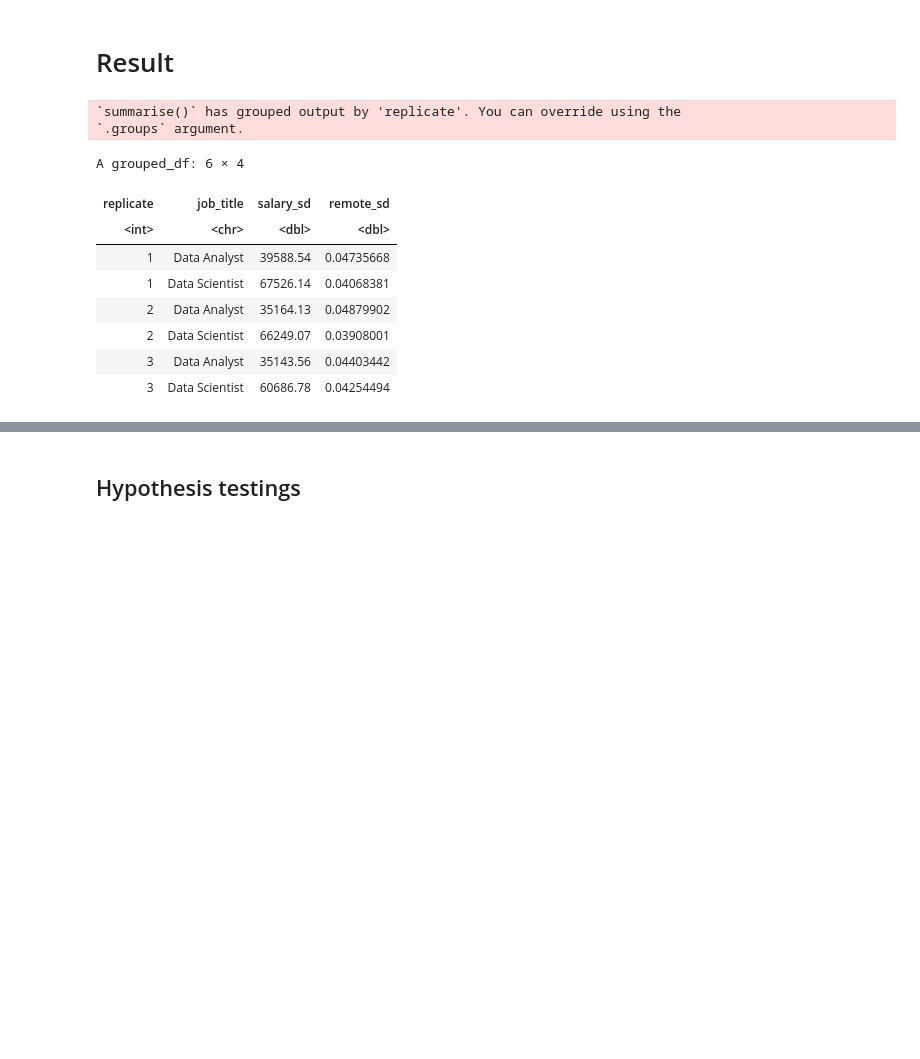
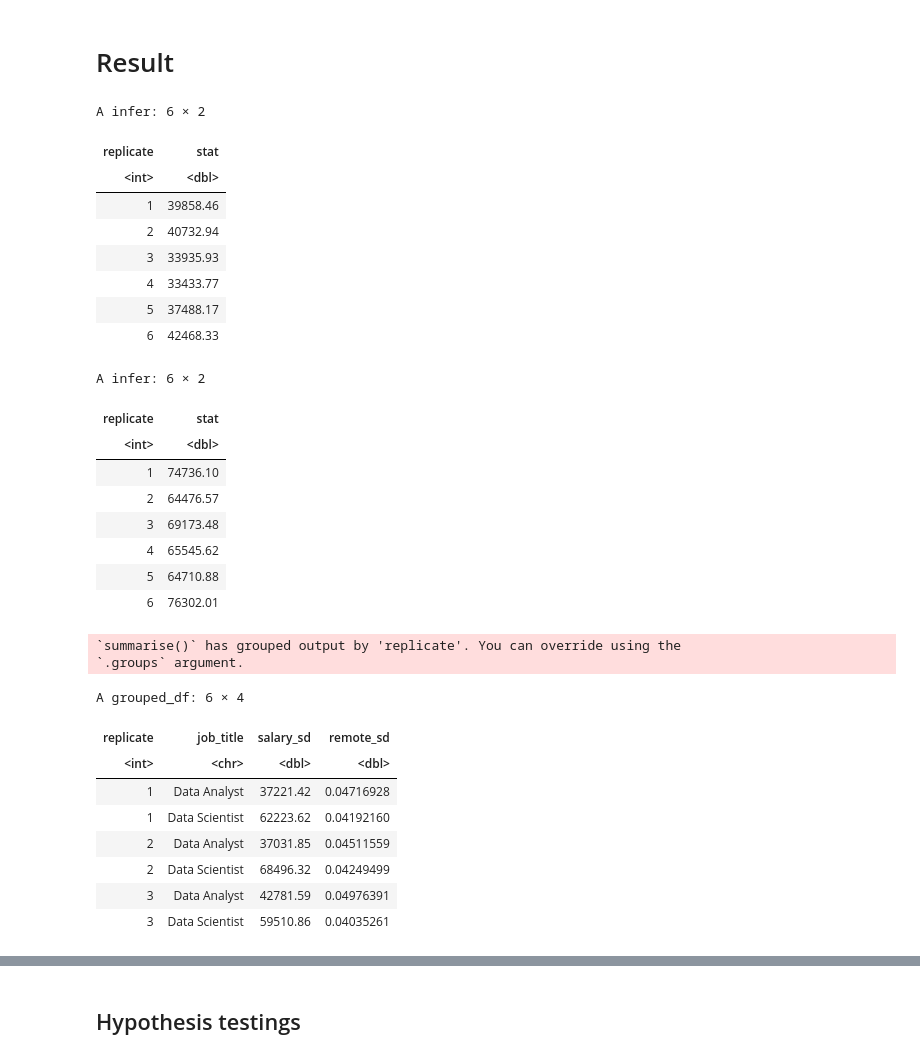
Before and after one commit to vindennt/stat-201-project-group-10, a Jupyter notebook: proposal (4).ipynb, the cells around one changed output, grey strips where cells are left out. Cells and saved outputs as stored; diff of their text form; code cells hidden in the pictures; blank space fills up the shorter version.

```diff
--- a/proposal (4).ipynb
+++ b/proposal (4).ipynb
@@ -349,22 +344,62 @@ This prompts further questions about how differences in experience, company loca
 # Result
 # %%
 #?ASK do we use standard error here? divide by n or not
-bootstrap_samples <- salaries_new %>%
+# DennisL I think dont use standard error because its only for samploing distr. Since we have bootstrap, we only have SD?
+
+# Seed set at initiation
+
+# Using infer
+analyst_bootstrapped_salary_sd <- salaries_new %>%
+    filter(job_title == "Data Analyst") %>%
+    specify(response = salary_in_usd) %>%
+    generate(type = "bootstrap", reps = 1000) %>%
+    calculate(stat = "sd")
+
+scientist_bootstrapped_salary_sd <- salaries_new %>%
+    filter(job_title == "Data Scientist") %>%
+    specify(response = salary_in_usd) %>%
+    generate(type = "bootstrap", reps = 1000) %>%
+    calculate(stat = "sd")
+
+head(analyst_bootstrapped_salary_sd)
+head(scientist_bootstrapped_salary_sd)
+
+# using traditional method
+bootstrapped_samples <- salaries_new %>%
         ungroup() %>%
         rep_sample_n(size = nrow(salaries_new), reps = 1000, replace = TRUE) %>%
         group_by(replicate, job_title) %>%
-        summarise(salary_sd = sd(salary_in_usd), remote_sd = sqrt((mean(remote_ratio == "remote") * (1-mean(remote_ratio == "remote")))/n()))
+        summarise(salary_sd = sd(salary_in_usd),
+                  ratio_sd = sqrt((mean(remote_ratio == "remote") * (1-mean(remote_ratio == "remote")))/n())) # standard deviation of sample proportion
 
 head(bootstrap_samples)
 # %% [output]
-`summarise()` has grouped output by 'replicate'. You can override using the
-`.groups` argument.
+A infer: 6 × 2
+| replicate | stat |
+| <int> | <dbl> |
+| 1 | 39858.46 |
+| 2 | 40732.94 |
+| 3 | 33935.93 |
+| 4 | 33433.77 |
+| 5 | 37488.17 |
+| 6 | 42468.33 |
-A grouped_df: 6 × 4
+A infer: 6 × 2
-| replicate | job_title | salary_sd | remote_sd |
-| <int> | <chr> | <dbl> | <dbl> |
-| 1 | Data Analyst | 39588.54 | 0.04735668 |
-| 1 | Data Scientist | 67526.14 | 0.04068381 |
-| 2 | Data Analyst | 35164.13 | 0.04879902 |
-| 2 | Data Scientist | 66249.07 | 0.03908001 |
-| 3 | Data Analyst | 35143.56 | 0.04403442 |
-| 3 | Data Scientist | 60686.78 | 0.04254494 |
+| replicate | stat |
+| <int> | <dbl> |
+| 1 | 74736.10 |
+| 2 | 64476.57 |
+| 3 | 69173.48 |
+| 4 | 65545.62 |
+| 5 | 64710.88 |
+| 6 | 76302.01 |
+`summarise()` has grouped output by 'replicate'. You can override using the
+`.groups` argument.
+A grouped_df: 6 × 4
+| replicate | job_title | salary_sd | remote_sd |
+| <int> | <chr> | <dbl> | <dbl> |
+| 1 | Data Analyst | 37221.42 | 0.04716928 |
+| 1 | Data Scientist | 62223.62 | 0.04192160 |
+| 2 | Data Analyst | 37031.85 | 0.04511559 |
+| 2 | Data Scientist | 68496.32 | 0.04249499 |
+| 3 | Data Analyst | 42781.59 | 0.04976391 |
+| 3 | Data Scientist | 59510.86 | 0.04035261 |
```
Also changed, not shown: parts of 15 cells of this notebook.
